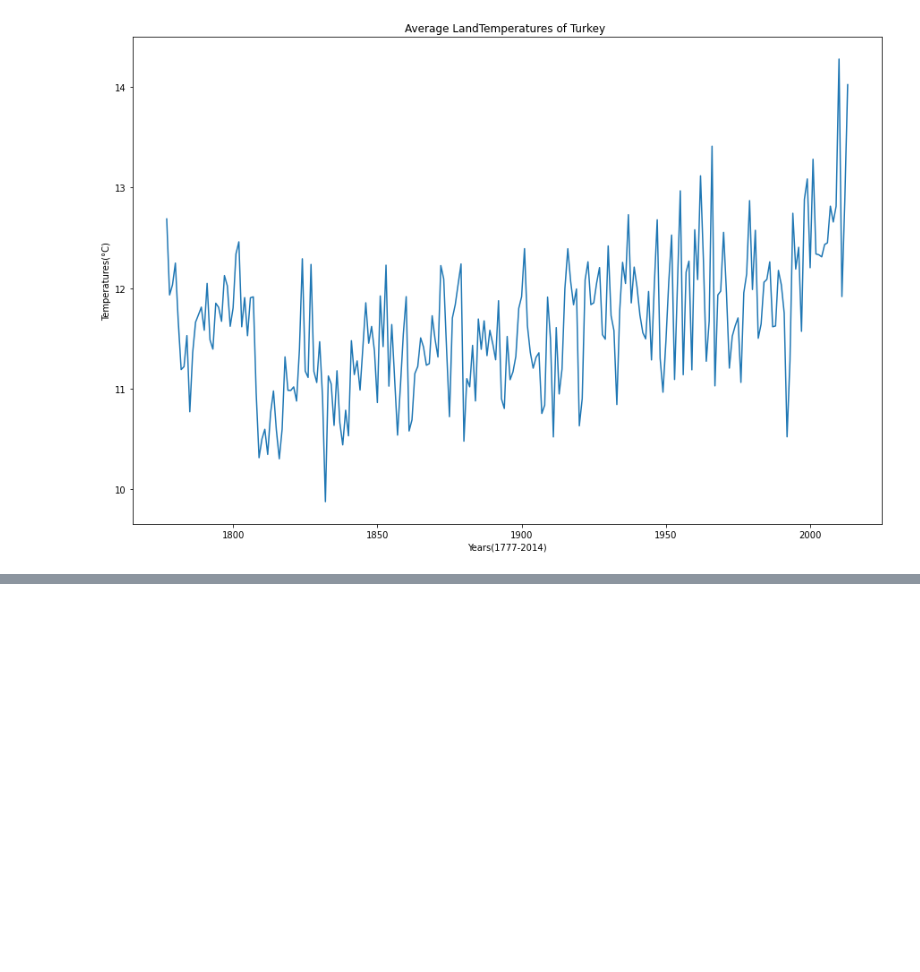
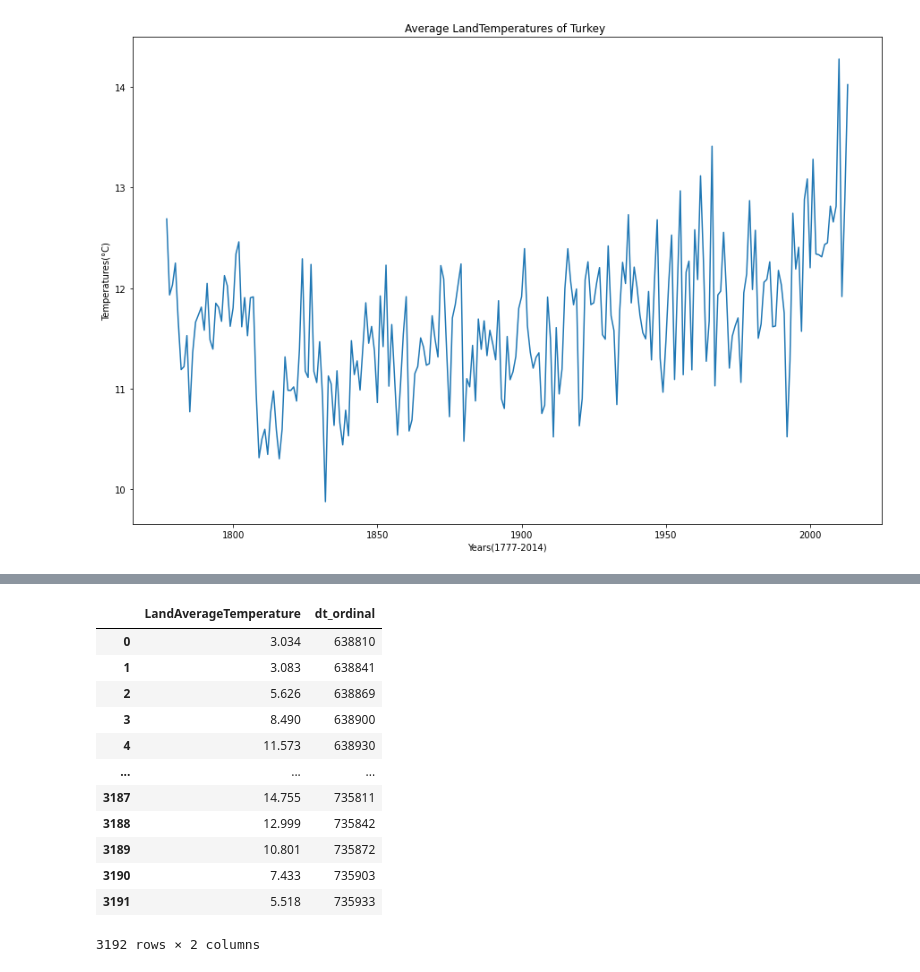
Before and after one commit to busranur-sr/ClimateChange, a Jupyter notebook: GlobalTemperatures.ipynb, the cells around one changed output, grey strips where cells are left out. Saved outputs shown, nothing was run; the diff lists cells and outputs as text; code cells hidden in the pictures; blank space fills up the shorter version.

```diff
--- a/GlobalTemperatures.ipynb
+++ b/GlobalTemperatures.ipynb
@@ -105,0 +131,2 @@ plt.show()
+# %%
+df_global_old=pd.read_csv('C:/Users/sadik/OneDrive/Masaüstü/desktop/datascience_temperature/GlobalTemperatures.csv')
@@ -105,0 +149,6 @@ plt.show()
+# %%
+def convert_date_to_ordinal(date):
+    return dt.strptime(date, '%Y-%m-%d').toordinal()
+# %%
+df_global_old['dt_ordinal'] = df_global_old['dt'].apply(lambda x: convert_date_to_ordinal(x))
+#df_global_old['dt'][0]
@@ -105,0 +171,27 @@ plt.show()
+# %%
+df_global_old_dropped = df_global_old.drop(["dt",
+                                            "LandAverageTemperatureUncertainty",
+                                            "LandMaxTemperature",
+                                           "LandMaxTemperatureUncertainty",
+                                           "LandMinTemperature",
+                                           "LandMinTemperatureUncertainty",
+                                            "LandAndOceanAverageTemperature",
+                                           "LandAndOceanAverageTemperatureUncertainty"], axis=1)
+
+
+
+df_global_old_dropped
+# %% [output]
+|  | LandAverageTemperature | dt_ordinal |
+| 0 | 3.034 | 638810 |
+| 1 | 3.083 | 638841 |
+| 2 | 5.626 | 638869 |
+| 3 | 8.490 | 638900 |
+| 4 | 11.573 | 638930 |
+| ... | ... | ... |
+| 3187 | 14.755 | 735811 |
+| 3188 | 12.999 | 735842 |
+| 3189 | 10.801 | 735872 |
+| 3190 | 7.433 | 735903 |
+| 3191 | 5.518 | 735933 |
+3192 rows × 2 columns
```
Also changed, not shown: parts of 23 cells of this notebook.
